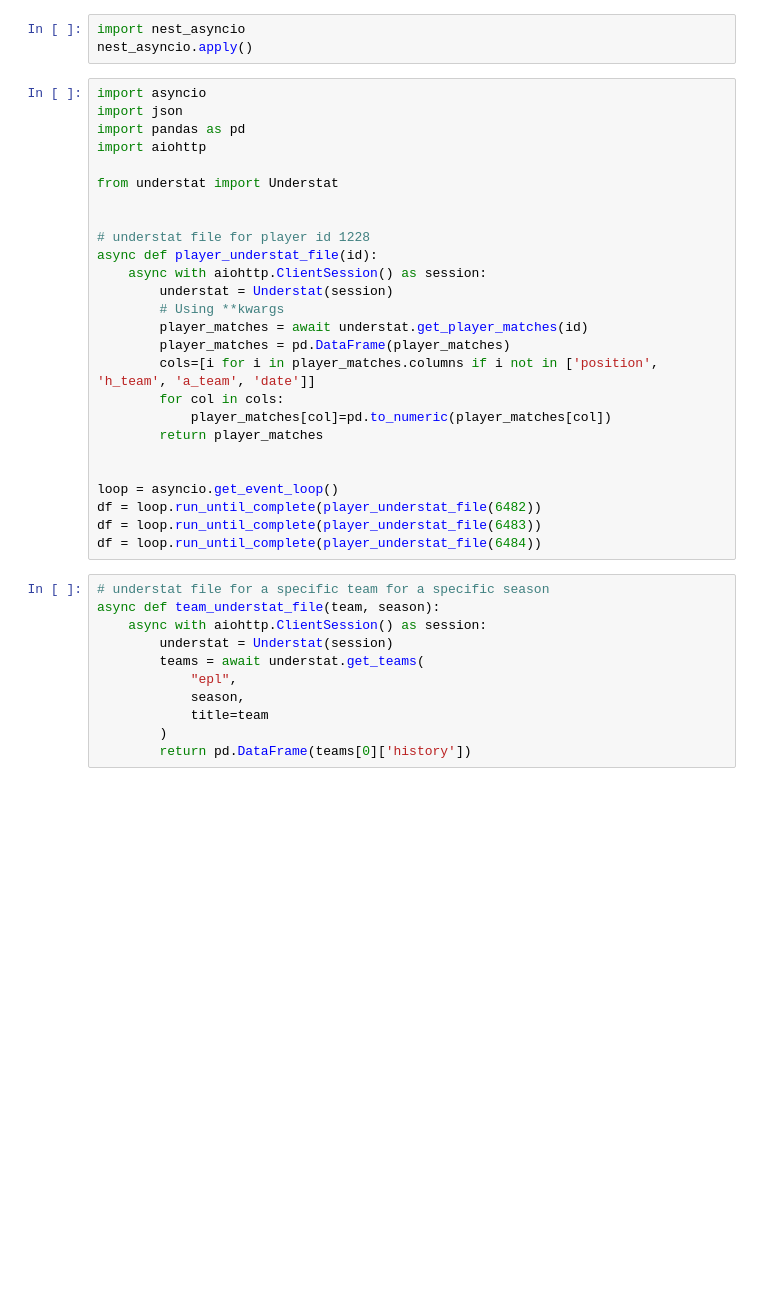
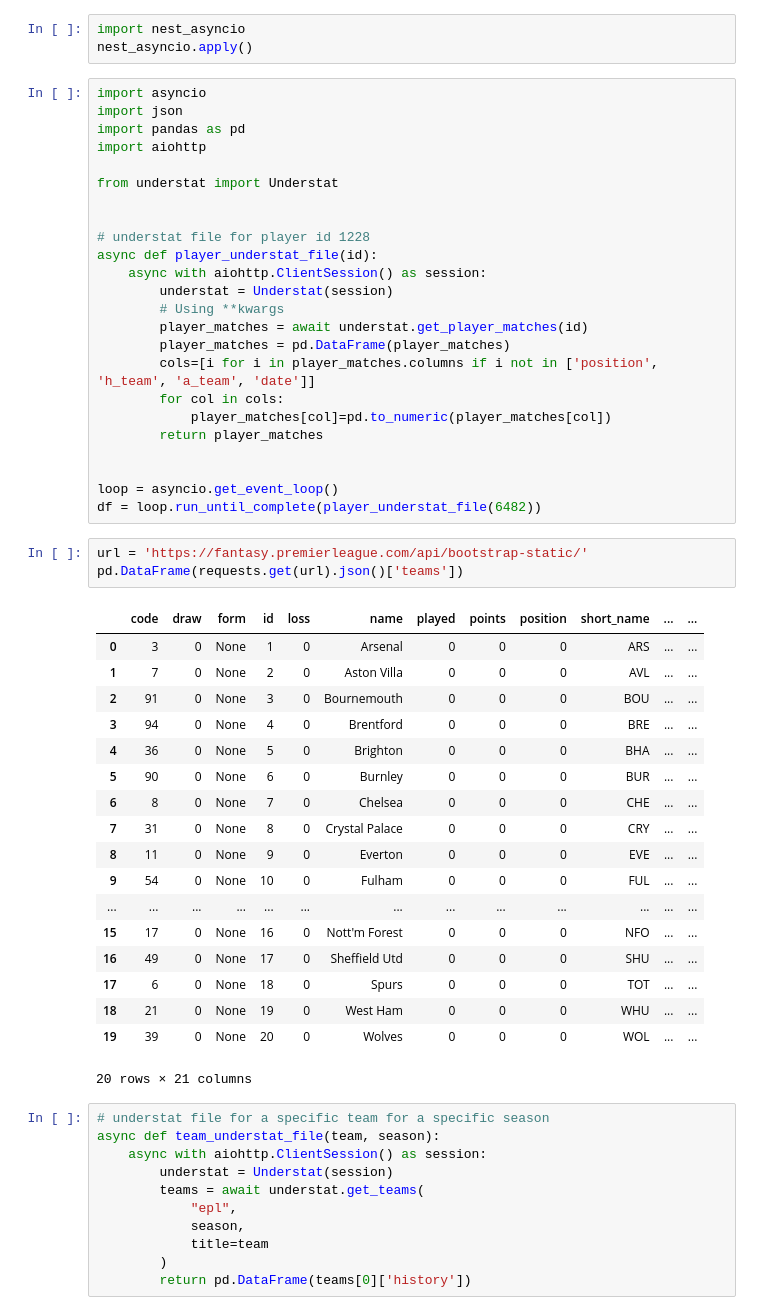
Before and after one commit to spiros26/FPL-Project, a Jupyter notebook: ev_creator/test.ipynb, the cells around one changed output. Saved outputs shown, nothing was run; the diff lists cells and outputs as text; blank space fills up the shorter version.

```diff
--- a/ev_creator/test.ipynb
+++ b/ev_creator/test.ipynb
@@ -31,8 +31,28 @@ async def player_understat_file(id):
 
 loop = asyncio.get_event_loop()
 df = loop.run_until_complete(player_understat_file(6482))
-df = loop.run_until_complete(player_understat_file(6483))
-df = loop.run_until_complete(player_understat_file(6484))
+# %%
+url = 'https://fantasy.premierleague.com/api/bootstrap-static/'
+pd.DataFrame(requests.get(url).json()['teams'])
+# %% [output]
+|  | code | draw | form | id | loss | name | played | points | position | short_name | ... | ... |
+| 0 | 3 | 0 | None | 1 | 0 | Arsenal | 0 | 0 | 0 | ARS | ... | ... |
+| 1 | 7 | 0 | None | 2 | 0 | Aston Villa | 0 | 0 | 0 | AVL | ... | ... |
+| 2 | 91 | 0 | None | 3 | 0 | Bournemouth | 0 | 0 | 0 | BOU | ... | ... |
+| 3 | 94 | 0 | None | 4 | 0 | Brentford | 0 | 0 | 0 | BRE | ... | ... |
+| 4 | 36 | 0 | None | 5 | 0 | Brighton | 0 | 0 | 0 | BHA | ... | ... |
+| 5 | 90 | 0 | None | 6 | 0 | Burnley | 0 | 0 | 0 | BUR | ... | ... |
+| 6 | 8 | 0 | None | 7 | 0 | Chelsea | 0 | 0 | 0 | CHE | ... | ... |
+| 7 | 31 | 0 | None | 8 | 0 | Crystal Palace | 0 | 0 | 0 | CRY | ... | ... |
+| 8 | 11 | 0 | None | 9 | 0 | Everton | 0 | 0 | 0 | EVE | ... | ... |
+| 9 | 54 | 0 | None | 10 | 0 | Fulham | 0 | 0 | 0 | FUL | ... | ... |
+| ... | ... | ... | ... | ... | ... | ... | ... | ... | ... | ... | ... | ... |
+| 15 | 17 | 0 | None | 16 | 0 | Nott'm Forest | 0 | 0 | 0 | NFO | ... | ... |
+| 16 | 49 | 0 | None | 17 | 0 | Sheffield Utd | 0 | 0 | 0 | SHU | ... | ... |
+| 17 | 6 | 0 | None | 18 | 0 | Spurs | 0 | 0 | 0 | TOT | ... | ... |
+| 18 | 21 | 0 | None | 19 | 0 | West Ham | 0 | 0 | 0 | WHU | ... | ... |
+| 19 | 39 | 0 | None | 20 | 0 | Wolves | 0 | 0 | 0 | WOL | ... | ... |
+20 rows × 21 columns
 # %%
 # understat file for a specific team for a specific season
 async def team_understat_file(team, season):
```
Also changed, not shown: parts of 4 cells of this notebook, 36 other files.
